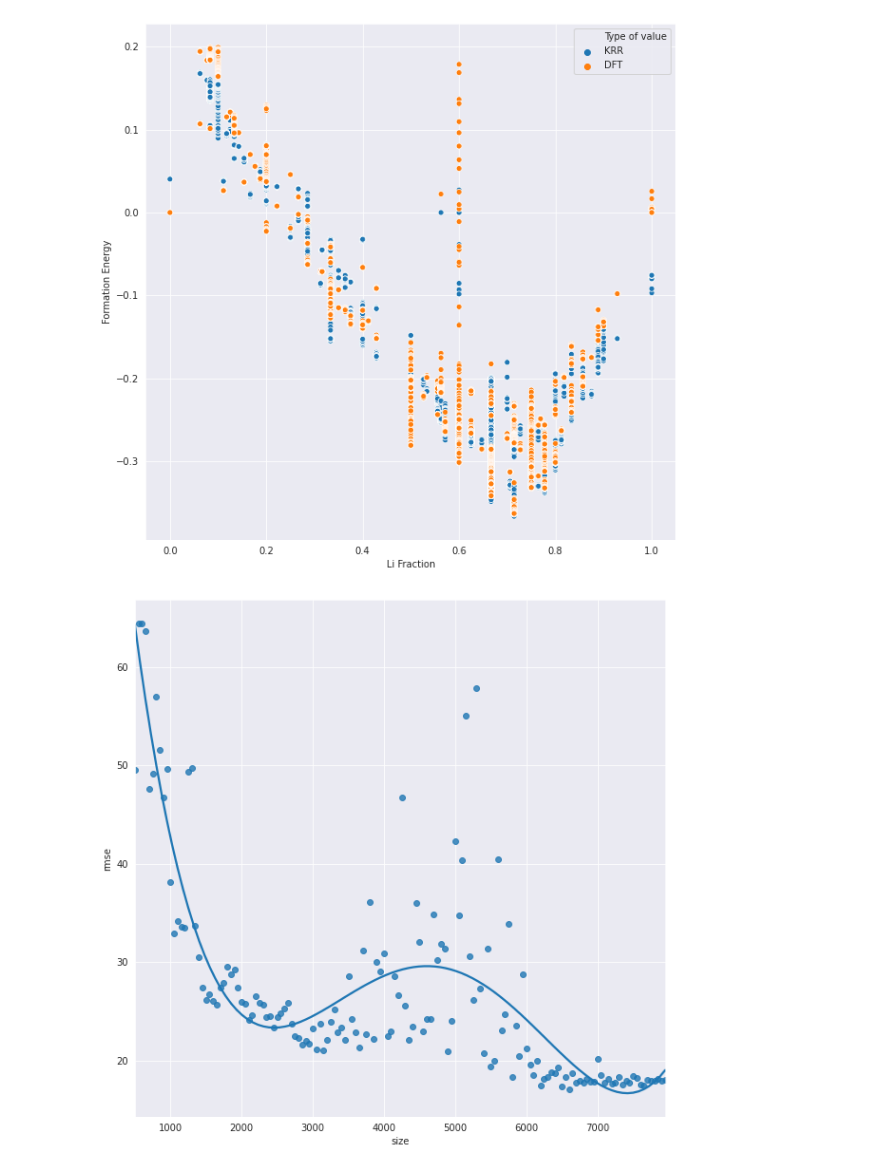
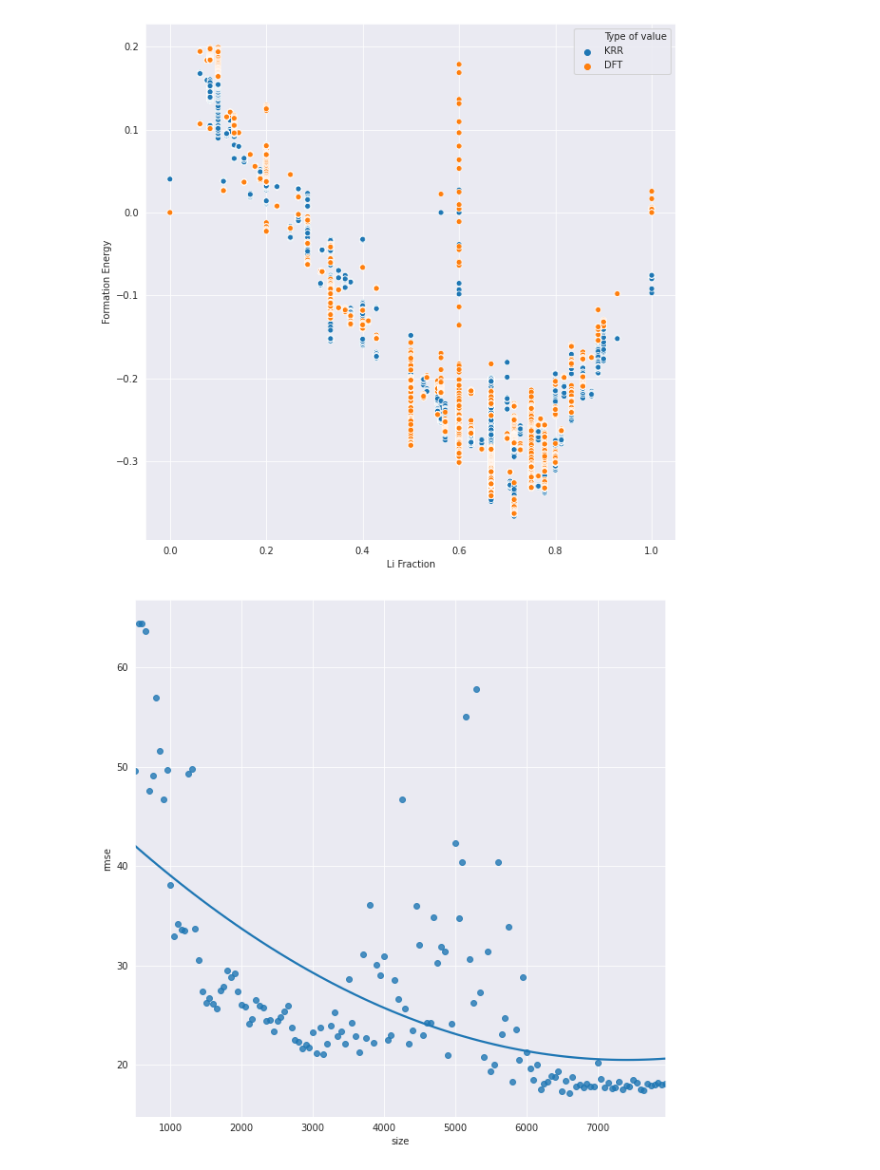
Before and after one commit to rahul-aedula95/ScientificML, a Jupyter notebook: 30/30.ipynb, the cells around one changed output. Drawn from its saved outputs; the diff is of its cells as text; code cells hidden in the pictures.

Commit message:
Fit 2nd order curve to size plot

```diff
--- a/30/30.ipynb
+++ b/30/30.ipynb
@@ -354,11 +354,11 @@ for size in tqdm(range(500,8000,50)):
 # %%
 plotter = pd.DataFrame()
 plotter['rmse'] = rmse_arr
 plotter['size'] = size_arr
 
 sns.set_style("darkgrid")
 plt.figure(figsize=(10, 10))
-ax = sns.regplot(data=plotter,x='size',y='rmse',ci=None,order=4)
+ax = sns.regplot(data=plotter,x='size',y='rmse',ci=None,order=2)
 plt.show()
 # %% [output]
-[figure, old version]
+[figure, new version]
```
